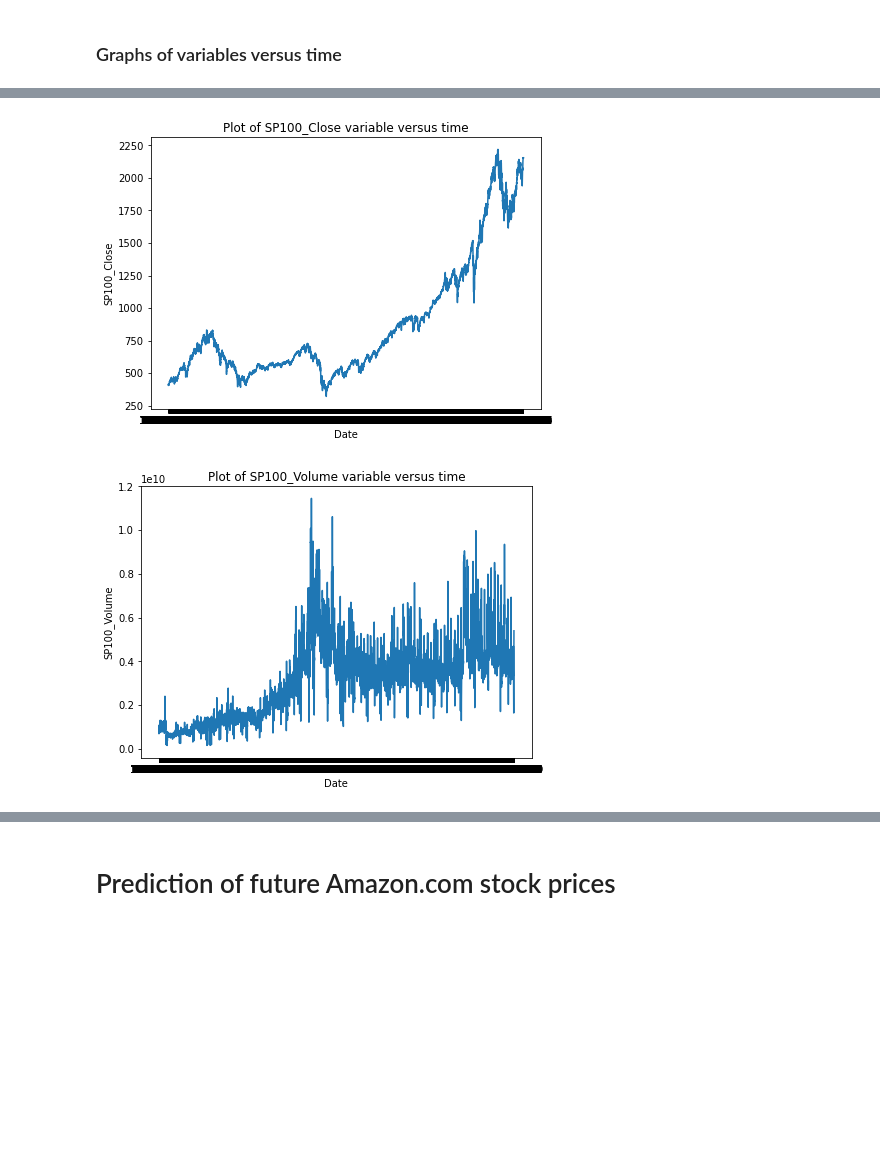
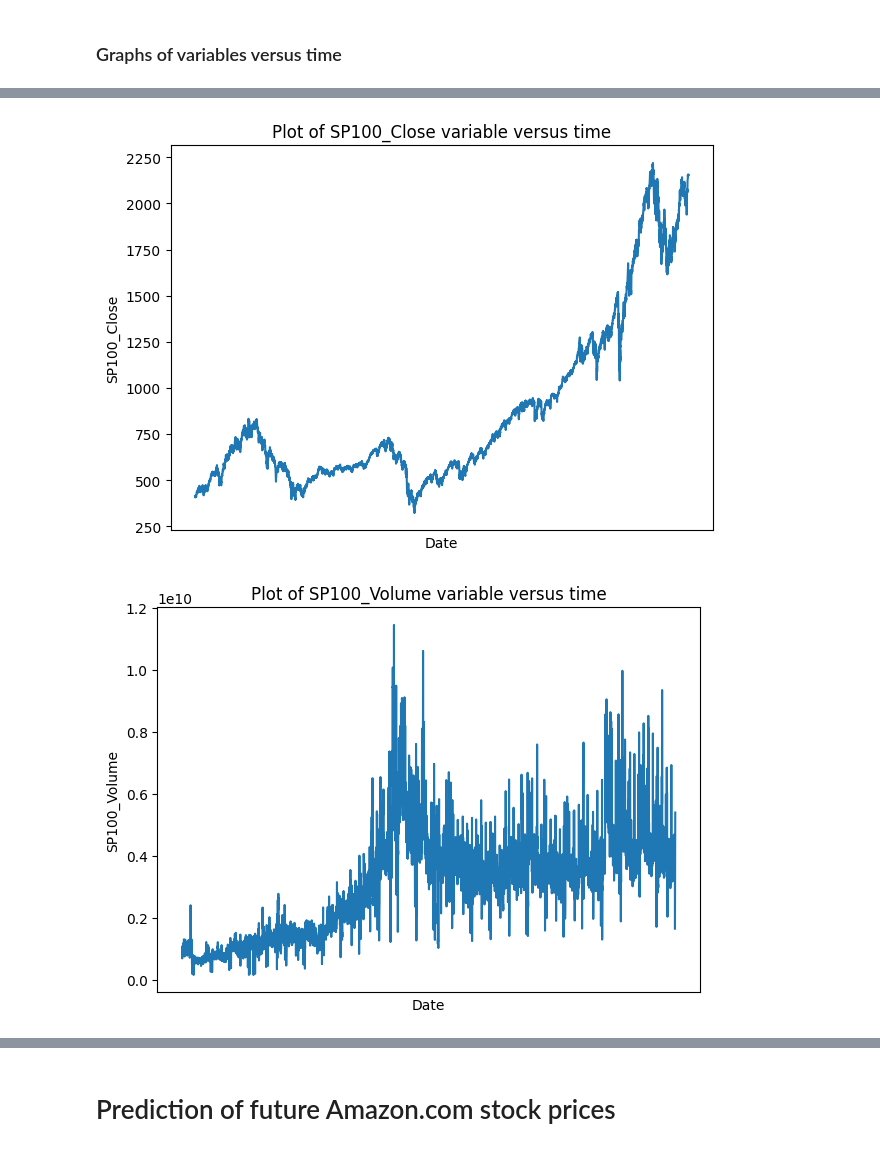
Before and after one commit to Galicheck/MJNWM-Project, a Jupyter notebook: project_AMZN_prediction.ipynb, the cells around one changed output, grey strips where cells are left out. Cells and saved outputs as stored; diff of their text form; code cells hidden in the pictures; blank space fills up the shorter version.

```diff
--- a/project_AMZN_prediction.ipynb
+++ b/project_AMZN_prediction.ipynb
@@ -360,6 +358,7 @@ for name in names:
     plt.figure(figsize=(7,5))
     plt.plot(data[name])
     plt.title('Plot of {} variable versus time'.format(name))
+    plt.xticks([])
     plt.xlabel('Date')
     plt.ylabel(name)
     plt.show()
@@ -369,2 +368,2 @@ for name in names:
-[figure, old version]
+[figure, new version]
-[figure, old version]
+[figure, new version]
```
Also changed, not shown: parts of 14 cells of this notebook.
